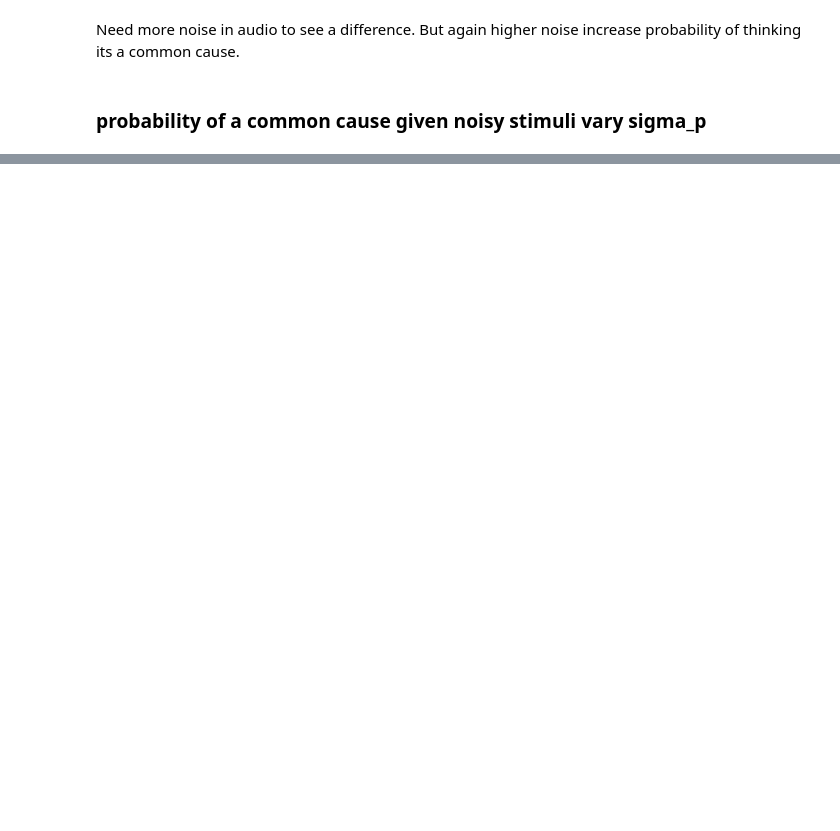
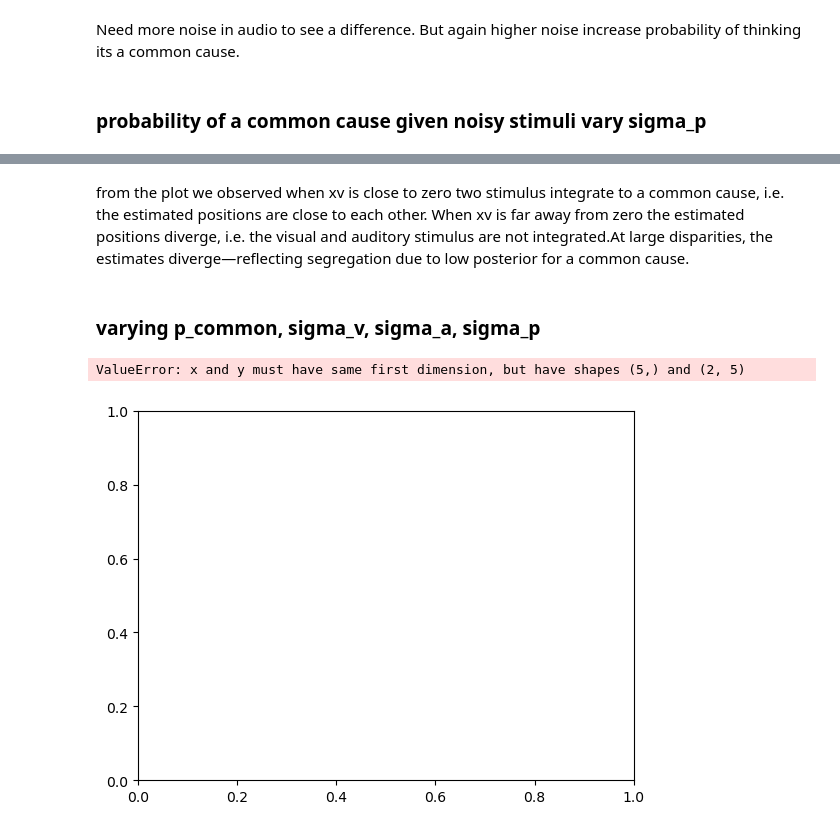
Before and after one commit to Anina2407/Causal-Inference-in-Multisensory-Perception, a Jupyter notebook: msi.ipynb, the cells around one changed output, grey strips where cells are left out. Drawn from its saved outputs; the diff is of its cells as text; code cells hidden in the pictures; blank space fills up the shorter version.

```diff
--- a/msi.ipynb
+++ b/msi.ipynb
@@ -138,0 +204,22 @@ plt.show()
+# %% [markdown]
+from the plot we observed when xv is close to zero two stimulus integrate to a common cause, i.e. the estimated positions are close to each other.
+When xv is far away from zero the estimated positions diverge, i.e. the visual and auditory stimulus are not integrated.At large disparities, the estimates diverge—reflecting segregation due to low posterior for a common cause.
+# %% [markdown]
+### varying p_common, sigma_v, sigma_a, sigma_p
+# %%
+P_common_difference = [0.2, 0.5, 0.8, 0.9]
+P_common_dict = {}
+for p_common in P_common_difference:
+    xv_xa_values = estimate_sv_sa(x_v_values, x_a_values, p_common=p_common)
+    P_common_dict[p_common] = xv_xa_values
+
+for p_common, p_values in P_common_dict.items():
+    plt.plot(x_diff, p_values, label=f'p_common = {p_common}')
+plt.xlabel('Spatial disparity [deg]')
+plt.ylabel('Probability of common cause')
+plt.title('Probability of a common cause given noisy stimuli (default value)')
+plt.legend()
+plt.show()
+# %% [output]
+ValueError: x and y must have same first dimension, but have shapes (5,) and (2, 5)
+[figure, added]
```
Also changed, not shown: parts of 19 cells of this notebook.
